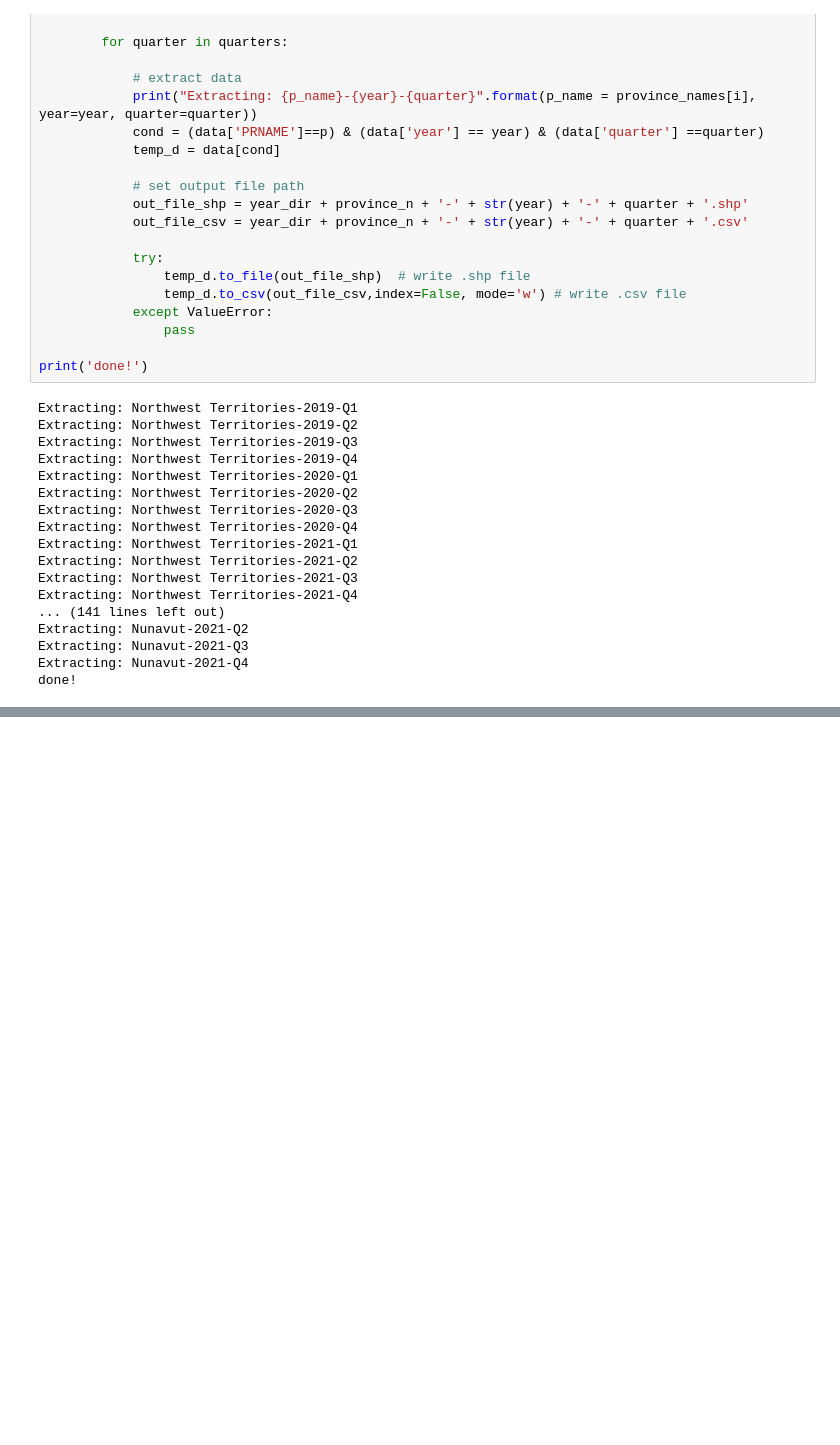
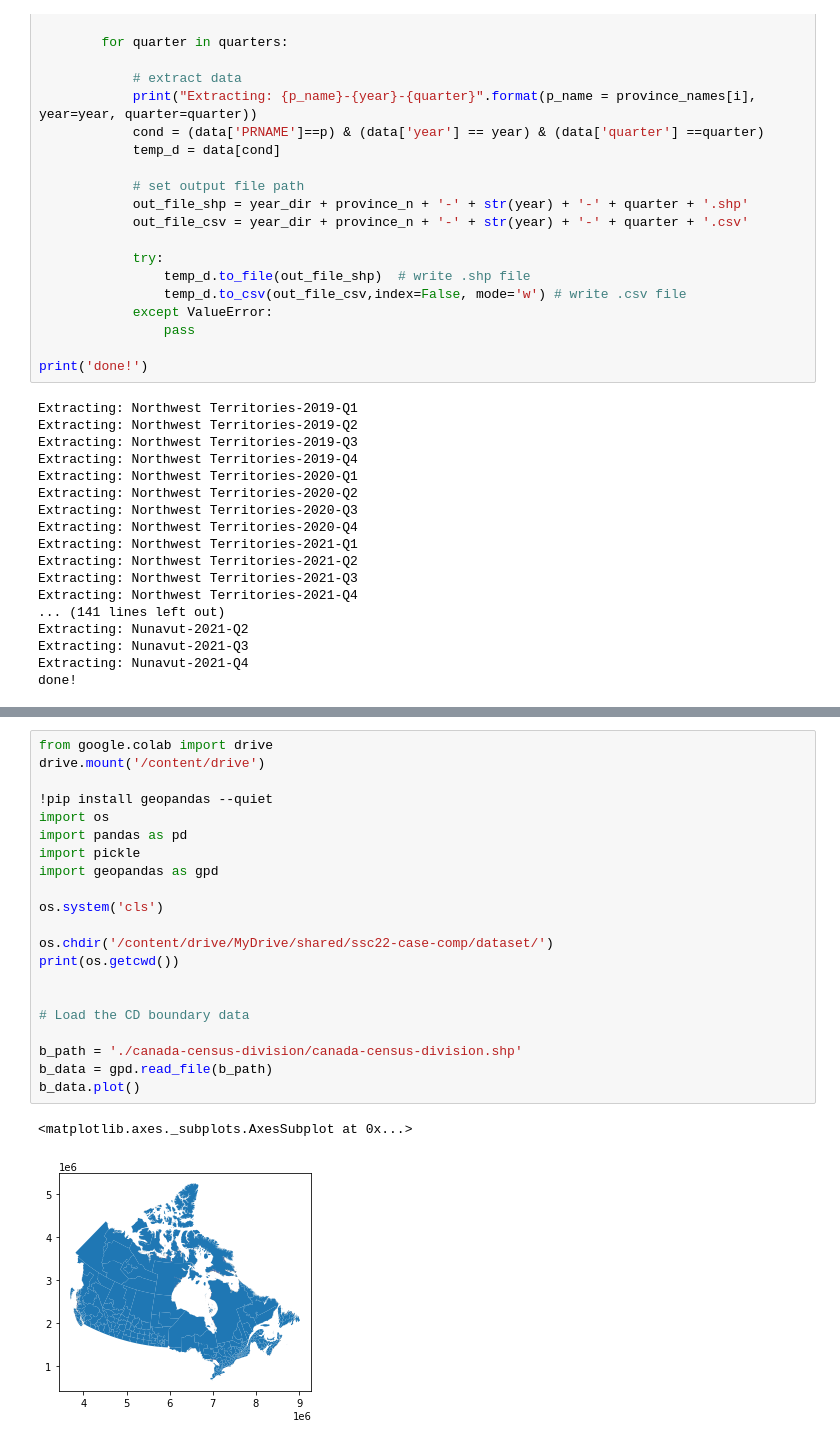
Before and after one commit to rennydoig/ssc22-case-comp, a Jupyter notebook: sonny_dir/A10_data_processing.ipynb, the cells around one changed output, grey strips where cells are left out. Saved outputs shown, nothing was run; the diff lists cells and outputs as text; blank space fills up the shorter version.

```diff
--- a/sonny_dir/A10_data_processing.ipynb
+++ b/sonny_dir/A10_data_processing.ipynb
@@ -168,0 +182,24 @@ done!
+# %%
+from google.colab import drive
+drive.mount('/content/drive')
+
+!pip install geopandas --quiet
+import os
+import pandas as pd
+import pickle
+import geopandas as gpd
+
+os.system('cls')
+
+os.chdir('/content/drive/MyDrive/shared/ssc22-case-comp/dataset/')
+print(os.getcwd())
+
+
+# Load the CD boundary data
+
+b_path = './canada-census-division/canada-census-division.shp'
+b_data = gpd.read_file(b_path)
+b_data.plot()
+# %% [output]
+<matplotlib.axes._subplots.AxesSubplot at 0x...>
+[figure, added]
```
Also changed, not shown: parts of 12 cells of this notebook, 1 other file.
